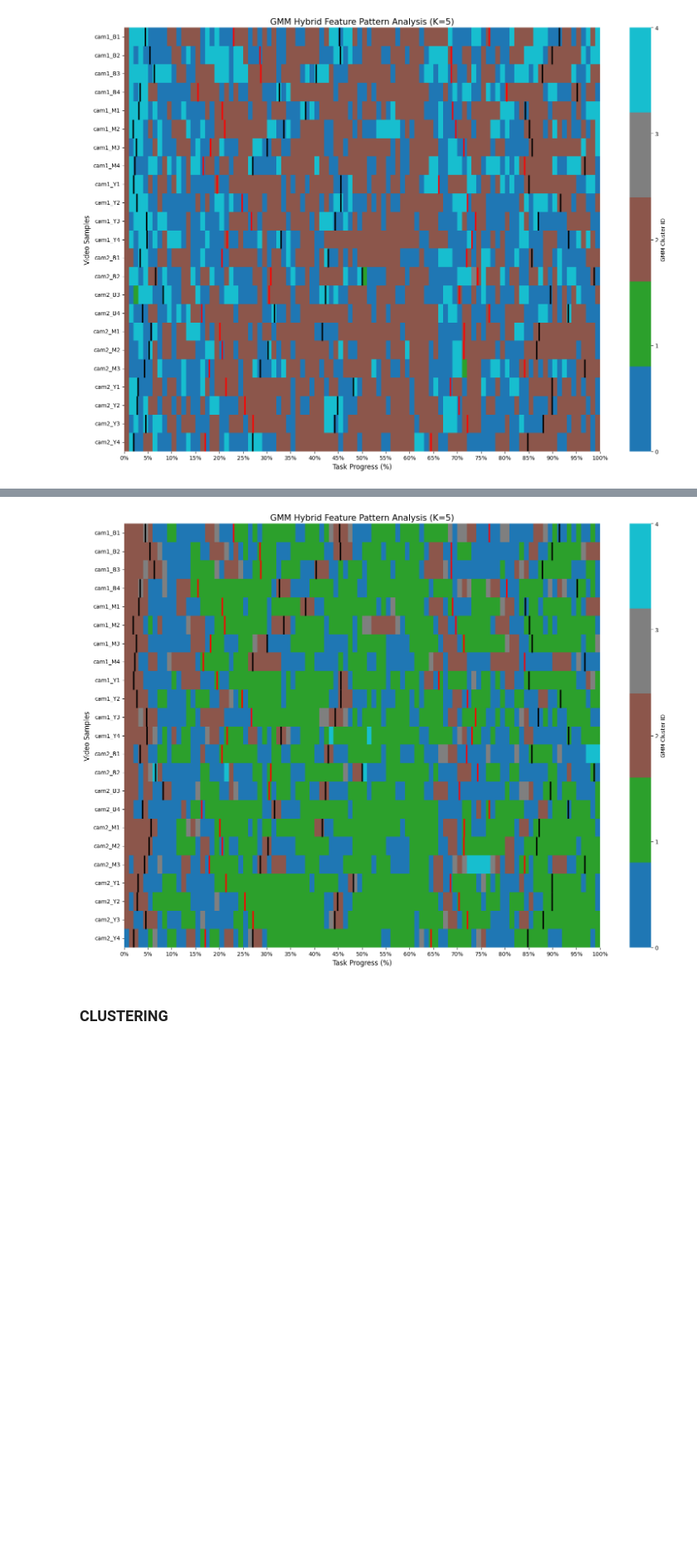
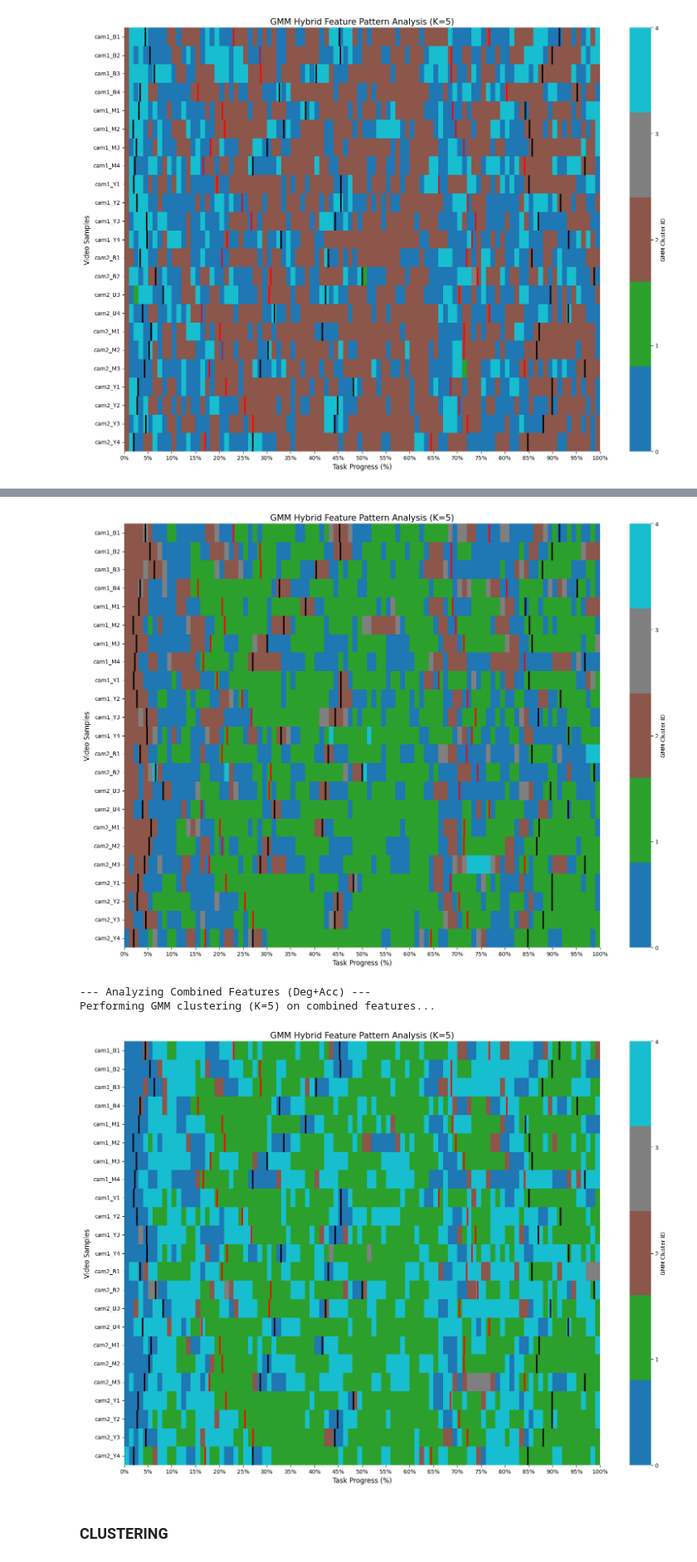
Before and after one commit to Lo122/LSTM_HRC, a Jupyter notebook: data/dataset/analyze_posture.ipynb, the cells around one changed output, grey strips where cells are left out. Shown at 83% size. Cells and saved outputs as stored; diff of their text form; code cells hidden in the pictures; blank space fills up the shorter version.

```diff
--- a/data/dataset/analyze_posture.ipynb
+++ b/data/dataset/analyze_posture.ipynb
@@ -23,6 +23,7 @@ step_list = []
 
 # Storage for combined experimental features
 deg_speed_list = []
+deg_acc_list = []
 deg_ratio_speed_list = []
 all_combined_list = []
 
@@ -57,6 +58,7 @@ for f in npz_files:
         # Combination A: Kinematic focus (Degree + Speed + Accel)
         ds_feat = np.hstack([d_feat, s_feat])
         deg_speed_list.append(ds_feat)
+        deg_acc_list.append(np.hstack([d_feat, a_feat]))
         deg_ratio_speed_list.append(np.hstack([d_feat, r_feat, s_feat]))
 
         # Combination B: All available features (excluding raw step labels)
@@ -79,6 +81,7 @@ X_xyn = np.vstack(xyn_list)
 X_step = np.concatenate(step_list) # Labels are 1D
 
 X_deg_speed = np.vstack(deg_speed_list)
+X_deg_acc = np.vstack(deg_acc_list)
 X_deg_ratio_speed = np.vstack(deg_ratio_speed_list)
 X_all_combined = np.vstack(all_combined_list)
 
@@ -92,6 +95,7 @@ X_scaled_accel = scaler.fit_transform(X_accel)
 X_scaled_xyn = scaler.fit_transform(X_xyn)
 
 X_scaled_deg_speed = scaler.fit_transform(X_deg_speed)
+X_scaled_deg_accel = scaler.fit_transform(X_deg_acc)
 X_scaled_deg_ratio_speed = scaler.fit_transform(X_deg_ratio_speed)
 X_scaled_all = scaler.fit_transform(X_all_combined)
 
@@ -102,7 +106,8 @@ print(f"Speed Features:       {X_scaled_speed.shape}")
 print(f"Accel Features:       {X_scaled_accel.shape}")
 print(f"Ratio Features:       {X_scaled_ratio.shape}")
 print(f"Reshaped XYN Features:     {X_scaled_xyn.shape}")
-print(f"Hybrid (Deg+Sp+Ac):   {X_scaled_deg_speed.shape}")
+print(f"Hybrid (Deg+Sp):   {X_scaled_deg_speed.shape}")
+print(f"Hybrid (Deg+Ac):      {X_scaled_deg_accel.shape}")
 print(f"Hybrid (Deg+Ratio+Sp): {X_scaled_deg_ratio_speed.shape}")
 print(f"All Combined:         {X_scaled_all.shape}")
 print(f"Total Labels (Step):  {X_step.shape}")
@@ -343,7 +349,7 @@ def plot_hybrid_feature_heatmap(X_stacked, data_path, n_clusters):
 # KMeans
 ### Centroid based
 # %%
-def plot_hybrid_feature_heatmap(X_stacked, data_path, n_clusters=5, target_steps=100):
+def plot_hybrid_feature_heatmap(X_stacked, data_path, json_label_path, n_clusters=5, target_steps=100):
     # get all .npz files
     npz_files = sorted(glob.glob(os.path.join(data_path, "*_norm.npz")))
     if not npz_files:
@@ -355,8 +361,8 @@ def plot_hybrid_feature_heatmap(X_stacked, data_path, n_clusters=5, target_steps
 
     # use different clustering methods here if needed(gaussion mixture, hierarchical clustering, etc.)
     # KMEANS
-    # kmeans = KMeans(n_clusters=n_clusters, random_state=42, n_init=10)
-    # global_labels = kmeans.fit_predict(X_stacked)
+    kmeans = KMeans(n_clusters=n_clusters, random_state=42, n_init=10)
+    global_labels = kmeans.fit_predict(X_stacked)
 
     #
 
@@ -375,6 +381,7 @@ def plot_hybrid_feature_heatmap(X_stacked, data_path, n_clusters=5, target_steps
 
         # extract corresponding cluster labels for this video's frames
         video_labels = global_labels[current_ptr : current_ptr + num_frames]
+
         current_ptr += num_frames
 
         # align (Resampling to 0-100%)
@@ -390,11 +397,16 @@ def plot_hybrid_feature_heatmap(X_stacked, data_path, n_clusters=5, target_steps
     plt.figure(figsize=(16, max(6, len(video_names) * 0.5)))
 
     cmap = plt.get_cmap("tab20", n_clusters)
-    sns.heatmap(parallel_matrix,
+    ax = sns.heatmap(parallel_matrix,
                 cmap=cmap,
                 xticklabels=10,
                 yticklabels=video_names,
                 cbar_kws={'label': 'Cluster ID', 'ticks': range(n_clusters)})
+
+    # --- insert labeled markers ---
+    if json_label_path is not None:
+        overlay_json_markers(ax, video_names, data_path, json_label_path, target_steps)
+    # -----------------------
 
     plt.title(f"Hybrid Feature Pattern Analysis (K={n_clusters})", fontsize=15)
     plt.xlabel("Task Progress (%)", fontsize=12)
@@ -406,6 +418,6 @@ def plot_hybrid_feature_heatmap(X_stacked, data_path, n_clusters=5, target_steps
     plt.tight_layout()
     plt.show()
 
-    return kmeans, parallel_matrix
+    return ax, parallel_matrix
 # %%
 cluster = 5
@@ -444,25 +460,32 @@ Performing GMM clustering (K=5) on combined features...
 # %%
 #features combined: degree + ratio + speed + accel
 print("\n--- Analyzing Combined Features (Deg+Ratio+Spd+Acc) ---")
 kmeans_all, parallel_matrix_all = plot_hybrid_feature_heatmap(X_scaled_all, npz_norm_path, json_label_path, n_clusters=cluster)
 
 #deg ratio speed
 print("\n--- Analyzing Combined Features (Deg+Ratio+Spd) ---")
 kmeans_deg_ratio_speed, parallel_matrix_deg_ratio_speed = plot_hybrid_feature_heatmap(X_scaled_deg_ratio_speed, npz_norm_path, json_label_path, n_clusters=cluster)
 
 #degree and speed
 print("\n--- Analyzing Combined Features (Deg+Spd) ---")
 kmeans_deg_speed, parallel_matrix_deg_speed = plot_hybrid_feature_heatmap(X_scaled_deg_speed, npz_norm_path, json_label_path, n_clusters=cluster)
+
+#degree and accel
+print("\n--- Analyzing Combined Features (Deg+Acc) ---")
+kmeans_deg_accel, parallel_matrix_deg_accel = plot_hybrid_feature_heatmap(X_scaled_deg_accel, npz_norm_path, json_label_path, n_clusters=cluster)
 # %% [output]
 --- Analyzing Combined Features (Deg+Ratio+Spd+Acc) ---
 Performing GMM clustering (K=5) on combined features...
 [figure]
 --- Analyzing Combined Features (Deg+Ratio+Spd) ---
 Performing GMM clustering (K=5) on combined features...
 [figure]
 --- Analyzing Combined Features (Deg+Spd) ---
 Performing GMM clustering (K=5) on combined features...
 [figure]
+--- Analyzing Combined Features (Deg+Acc) ---
+Performing GMM clustering (K=5) on combined features...
+[figure, added]
 # %%
 # def plot_skeleton(points, title, ax):
 #     EDGES = [
```
Also changed, not shown: parts of 3 cells of this notebook, 4 other files.
